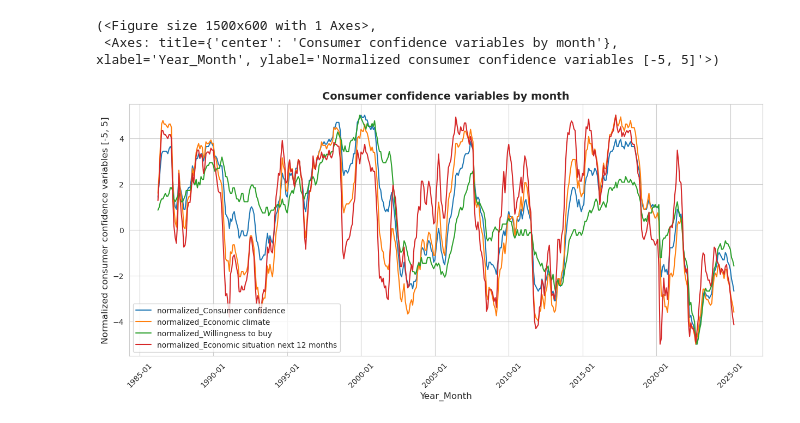
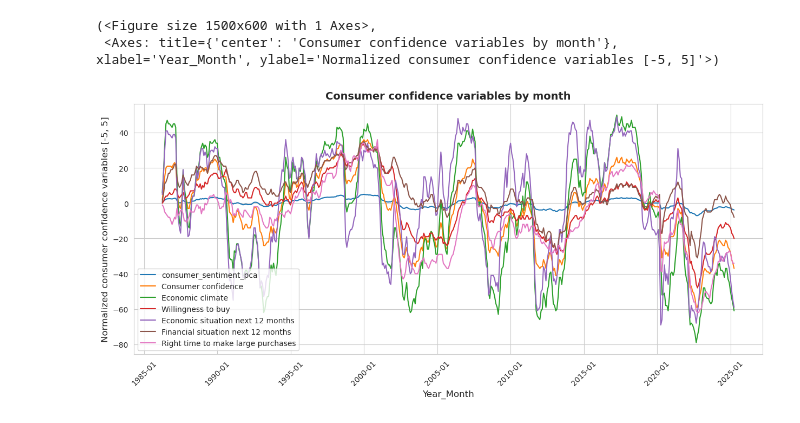
Before and after one commit to RensG2005/thesis, a Jupyter notebook: consumersentiment/plotting.ipynb, the cells around one changed output. Saved outputs shown, nothing was run; the diff lists cells and outputs as text; code cells hidden in the pictures.

```diff
--- a/consumersentiment/plotting.ipynb
+++ b/consumersentiment/plotting.ipynb
@@ -18,26 +43,17 @@ Index(['date', 'Consumer confidence', 'Economic climate', 'Willingness to buy',
 # %%
 plot_line_graph(
             df=cs_sentiment_df,
             x_column='date',
-            y_column=['normalized_Consumer confidence', 'normalized_Economic climate','normalized_Willingness to buy', 'normalized_Economic situation next 12 months'],
+            y_column=['consumer_sentiment_pca', 'Consumer confidence',
+       'Economic climate', 'Willingness to buy',
+       'Economic situation next 12 months',
+       'Financial situation next 12 months',
+       'Right time to make large purchases'],
             title='Consumer confidence variables by month',
             xlabel='Year_Month',
             ylabel='Normalized consumer confidence variables [-5, 5]',
             grid=True)
-
-
-
-# plot_line_graph(
-#             df=cs_sentiment_df,
-#             x_column='date',
-#             y_column='normalized_Consumer confidence',
-#             title='Consumer confidence by month',
-#             xlabel='Year_Month',
-#             ylabel='Normalized consumer confidence',
-#             color='blue',
-#             linestyle='-',
-#             grid=True)
 # %% [output]
 (<Figure size 1500x600 with 1 Axes>,
  <Axes: title={'center': 'Consumer confidence variables by month'}, xlabel='Year_Month', ylabel='Normalized consumer confidence variables [-5, 5]'>)
-[figure, old version]
+[figure, new version]
```
Also changed, not shown: parts of 2 cells of this notebook, 9 other files.
